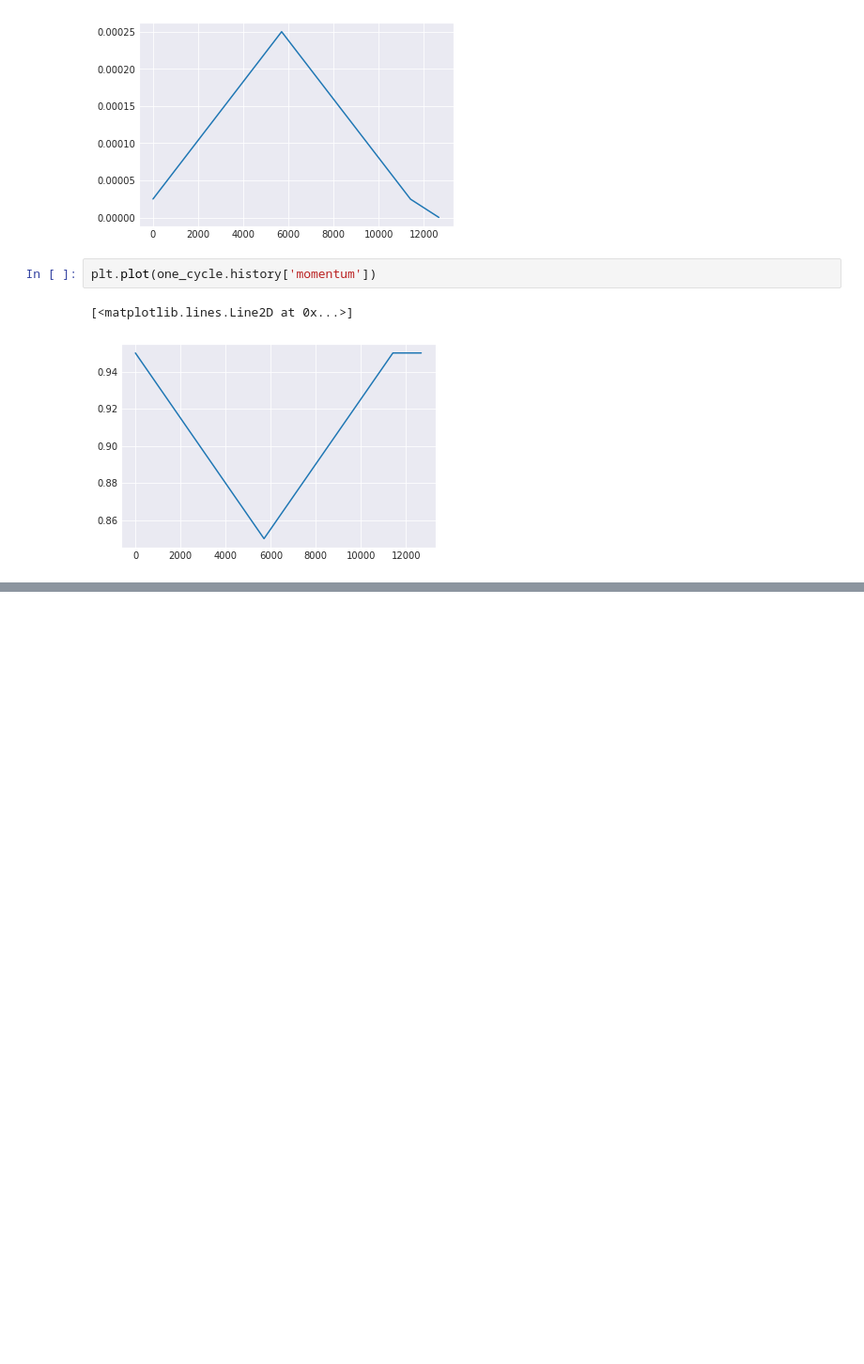
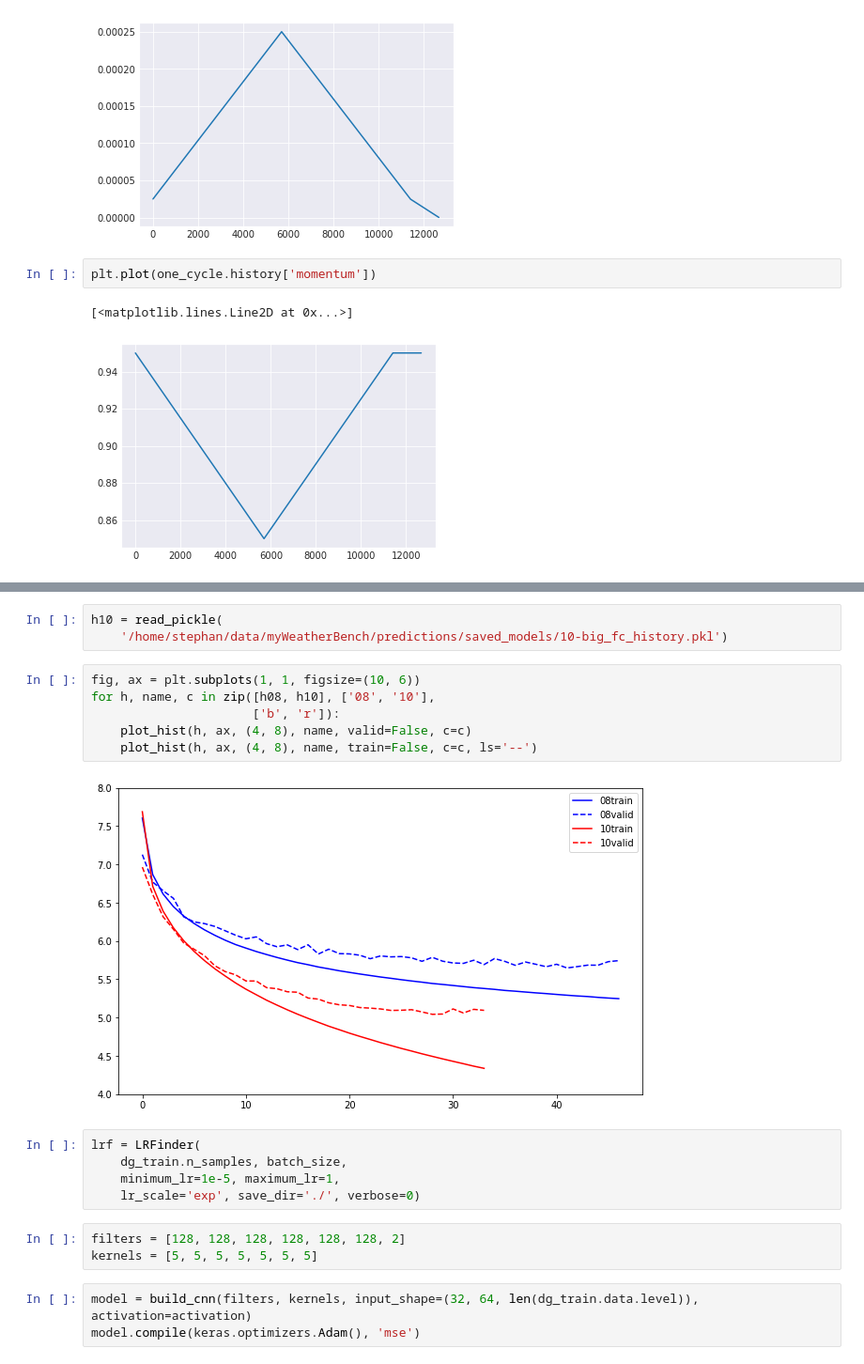
Before and after one commit to sagar-garg/WeatherBench, a Jupyter notebook: devlog/03-lr-schedule-Copy1.ipynb, the cells around one changed output, grey strips where cells are left out. Shown at 94% size. Drawn from its saved outputs; the diff is of its cells as text; blank space fills up the shorter version.

```diff
--- a/devlog/03-lr-schedule-Copy1.ipynb
+++ b/devlog/03-lr-schedule-Copy1.ipynb
@@ -236,0 +291,22 @@ plt.plot(one_cycle.history['momentum'])
+# %%
+h10 = read_pickle(
+    '/home/stephan/data/myWeatherBench/predictions/saved_models/10-big_fc_history.pkl')
+# %%
+fig, ax = plt.subplots(1, 1, figsize=(10, 6))
+for h, name, c in zip([h08, h10], ['08', '10'],
+                      ['b', 'r']):
+    plot_hist(h, ax, (4, 8), name, valid=False, c=c)
+    plot_hist(h, ax, (4, 8), name, train=False, c=c, ls='--')
+# %% [output]
+[figure, added]
+# %%
+lrf = LRFinder(
+    dg_train.n_samples, batch_size,
+    minimum_lr=1e-5, maximum_lr=1,
+    lr_scale='exp', save_dir='./', verbose=0)
+# %%
+filters = [128, 128, 128, 128, 128, 128, 2]
+kernels = [5, 5, 5, 5, 5, 5, 5]
+# %%
+model = build_cnn(filters, kernels, input_shape=(32, 64, len(dg_train.data.level)), activation=activation)
+model.compile(keras.optimizers.Adam(), 'mse')
```
Also changed, not shown: parts of 14 cells of this notebook, 25 other files.
